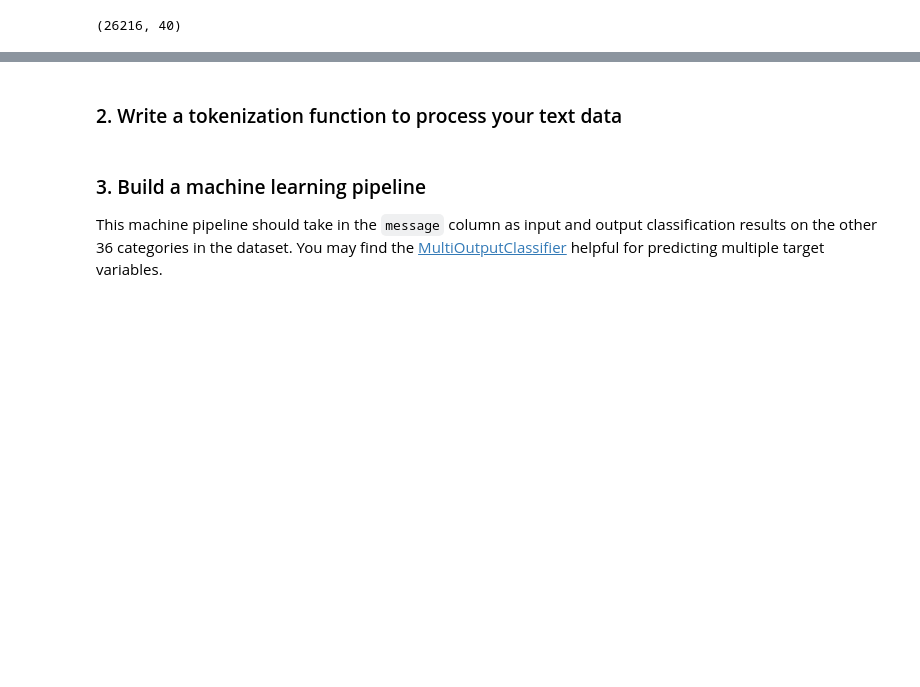
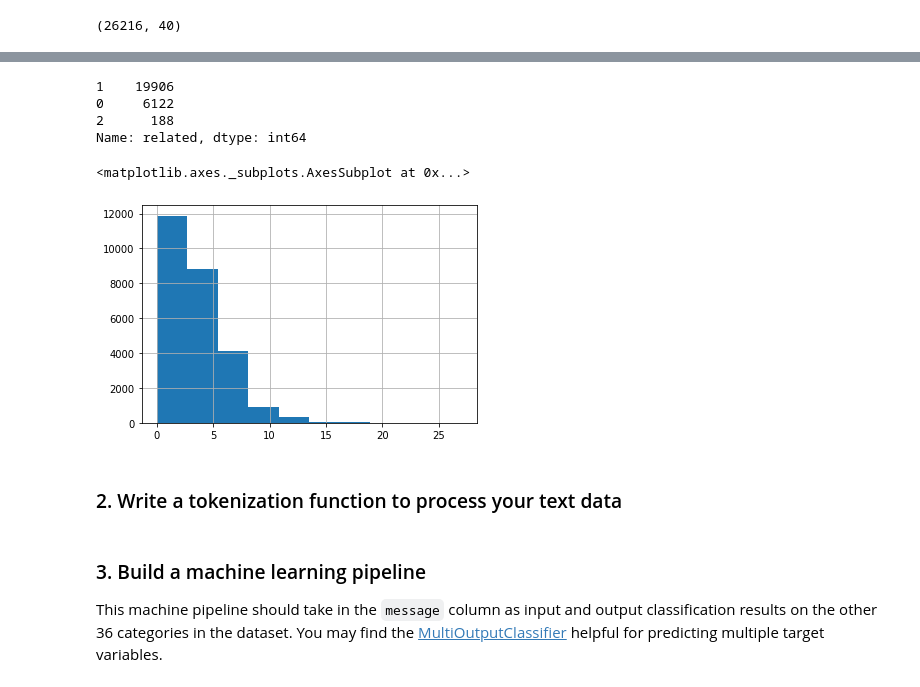
Before and after one commit to Data-Semi/Disaster-Response-Pipelines, a Jupyter notebook: ML Pipeline Preparation.ipynb, the cells around one changed output, grey strips where cells are left out. Cells and saved outputs as stored; diff of their text form; code cells hidden in the pictures; blank space fills up the shorter version.

```diff
--- a/ML Pipeline Preparation.ipynb
+++ b/ML Pipeline Preparation.ipynb
@@ -29,5 +46,5 @@ from sklearn.feature_extraction.text import CountVectorizer, TfidfTransformer
 # %%
 # load data from database
-engine = create_engine('sqlite:///mytest3.db')
+engine = create_engine('sqlite:///DisasterResponse.db')
 df = pd.read_sql_table('1st',engine)
-df.isna().sum()
+#df.isna().sum
@@ -78,3 +68,20 @@ Y = df.drop(["message","id","original","genre"],axis = 1).values
+# %%
+first_gen = df_genre_scatter[1:2]
+first_gen.values[0]
+first_gen.index[0]
+df.related.value_counts()
+# %% [output]
+1    19906
+0     6122
+2      188
+Name: related, dtype: int64
+# %%
+df_cate_hist = df.drop(["message","id","original","genre"],axis = 1)
+df_cate_hist["count_cate"] = df_cate_hist.sum(axis = 1)
+df_cate_hist["count_cate"].hist()
+# %% [output]
+<matplotlib.axes._subplots.AxesSubplot at 0x...>
+[figure, added]
 # %% [markdown]
 ### 2. Write a tokenization function to process your text data
 # %%
```
Also changed, not shown: parts of 22 cells of this notebook, 9 other files.
